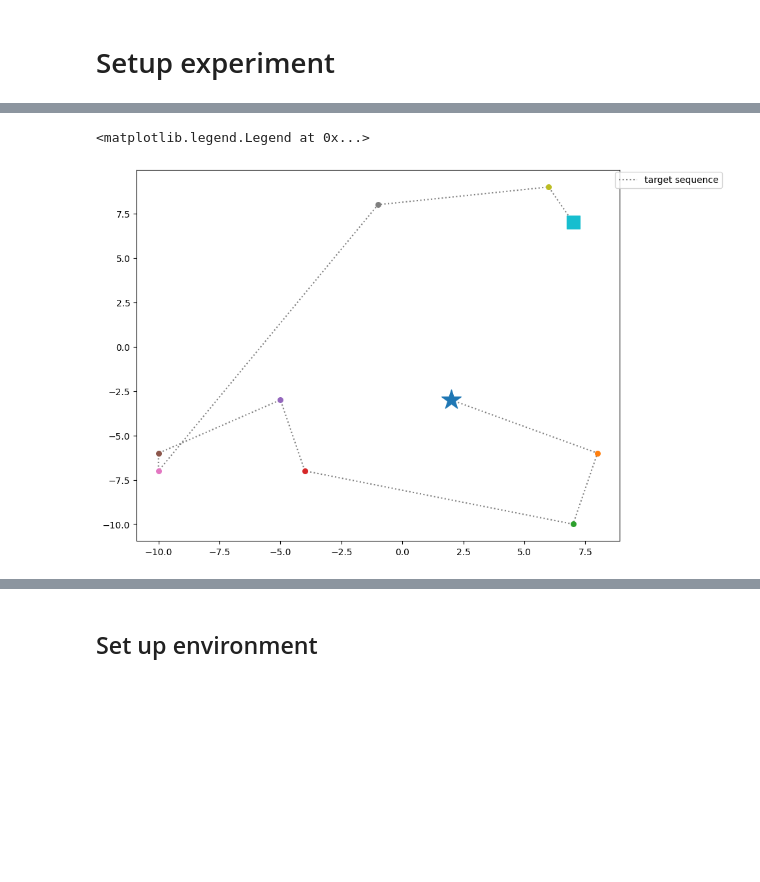
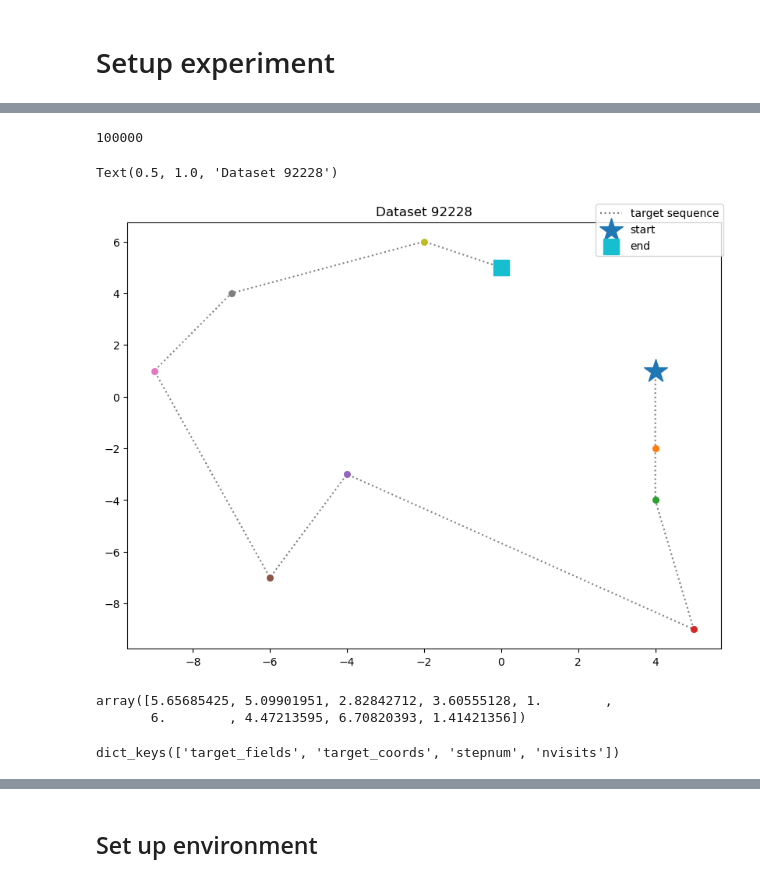
Before and after one commit to rachelhur/survey-ops, a Jupyter notebook: toy_models/notebooks/DQN_closest_distance_path.ipynb, the cells around one changed output, grey strips where cells are left out. Drawn from its saved outputs; the diff is of its cells as text; code cells hidden in the pictures; blank space fills up the shorter version.

```diff
--- a/toy_models/notebooks/DQN_closest_distance_path.ipynb
+++ b/toy_models/notebooks/DQN_closest_distance_path.ipynb
@@ -67 +59,3 @@ View run at https://wandb.ai/rhur-uc/DQN-ToyEnv_v1/runs/exmesvxu
+# %%
+train_size = 100_000
 # %% [markdown]
@@ -69,5 +63,5 @@ View run at https://wandb.ai/rhur-uc/DQN-ToyEnv_v1/runs/exmesvxu
 # %%
-def get_target_sequence(coords, distance_matrix):
+def get_target_fields(coords, distance_matrix, data_dict):
     """
     Given a list of coordinates, picks the field closest to the origin first, then
     always picks the field closest unless it has already been visited
@@ -78,7 +72,7 @@ def get_target_sequence(coords, distance_matrix):
     target_indices = [start_ind]
 
     last_ind = start_ind
-    for i in range(len(coords) - 1):
+    for _ in range(len(coords) - 1):
         j = 0
         current_ind = ordered_indices[last_ind][j]
         while current_ind in target_indices:
@@ -114,4 +113,8 @@ def generate_dataset(num_episodes=100):
         # full_target_coords.append(coords[i][target_fields])
     return np.array(full_target_fields), np.array(full_target_coords), coords_dict, coords
 # %%
-target_fields, target_coords, coords_dict, coords = generate_dataset(100)
+target_fields, target_coords, coords_dict, coords = generate_dataset(train_size)
+# %%
+len(target_fields)
+# %% [output]
+100000
@@ -118,22 +127,49 @@ target_fields, target_coords, coords_dict, coords = generate_dataset(100)
+# %%
+full_nvisits = np.empty(shape=(len(target_fields), len(target_fields[0]), len(target_fields[0])))
+for i, (night_fields, night_coords) in enumerate(zip(target_fields, target_coords)):
+    nvisits = np.zeros(len(target_fields[0]))
+    for j, (field_id, c) in enumerate(zip(night_fields, night_coords)):
+        nvisits[field_id] += 1
+        full_nvisits[i,j] = nvisits.copy()
+
+data_dict = {
+    'target_fields': target_fields,
+    'target_coords': target_coords,
+    'stepnum': np.array([np.arange(10, step=1, dtype=int) for i in range(len(target_fields))]),
+    'nvisits': full_nvisits
+}
 # %%
-j = 10
+j = np.random.randint(train_size)
 
 fig, ax = plt.subplots(figsize=(8, 6), layout='constrained')
 ax.plot(target_coords[j][:, 0], target_coords[j][:, 1], linestyle='dotted', label='target sequence', zorder=1, color='grey')
 
 for i, index in enumerate(target_fields[j]):
     if i == 0:
         marker = '*'
         s = 500
+        label='start'
     elif i == len(target_fields[j])-1:
         marker = 's'
         s = 200
+        label='end'
     else:
         marker = 'o'
         s = 30
-    ax.scatter(coords[j][index][0], coords[j][index][1], marker=marker, s=s)
-fig.legend(bbox_to_anchor=(1.2, 1), loc='upper right')
-# fig.legend
+        label=None
+    ax.scatter(coords[j][index][0], coords[j][index][1], marker=marker, s=s, label=label)
+# fig.legend(bbox_to_anchor=(1.2, 1), loc='upper right')
+fig.legend()
+ax.set_title(f'Dataset {j}')
 # %% [output]
-<matplotlib.legend.Legend at 0x...>
+Text(0.5, 1.0, 'Dataset 92228')
-[figure, old version]
+[figure, new version]
+# %%
+np.sqrt(np.sum((target_coords[0, :-1] - target_coords[0, 1:])**2, axis=1))
+# %% [output]
+array([5.65685425, 5.09901951, 2.82842712, 3.60555128, 1.        ,
+       6.        , 4.47213595, 6.70820393, 1.41421356])
+# %%
+data_dict.keys()
+# %% [output]
+dict_keys(['target_fields', 'target_coords', 'stepnum', 'nvisits'])
```
Also changed, not shown: parts of 73 cells of this notebook, 1 other file.
